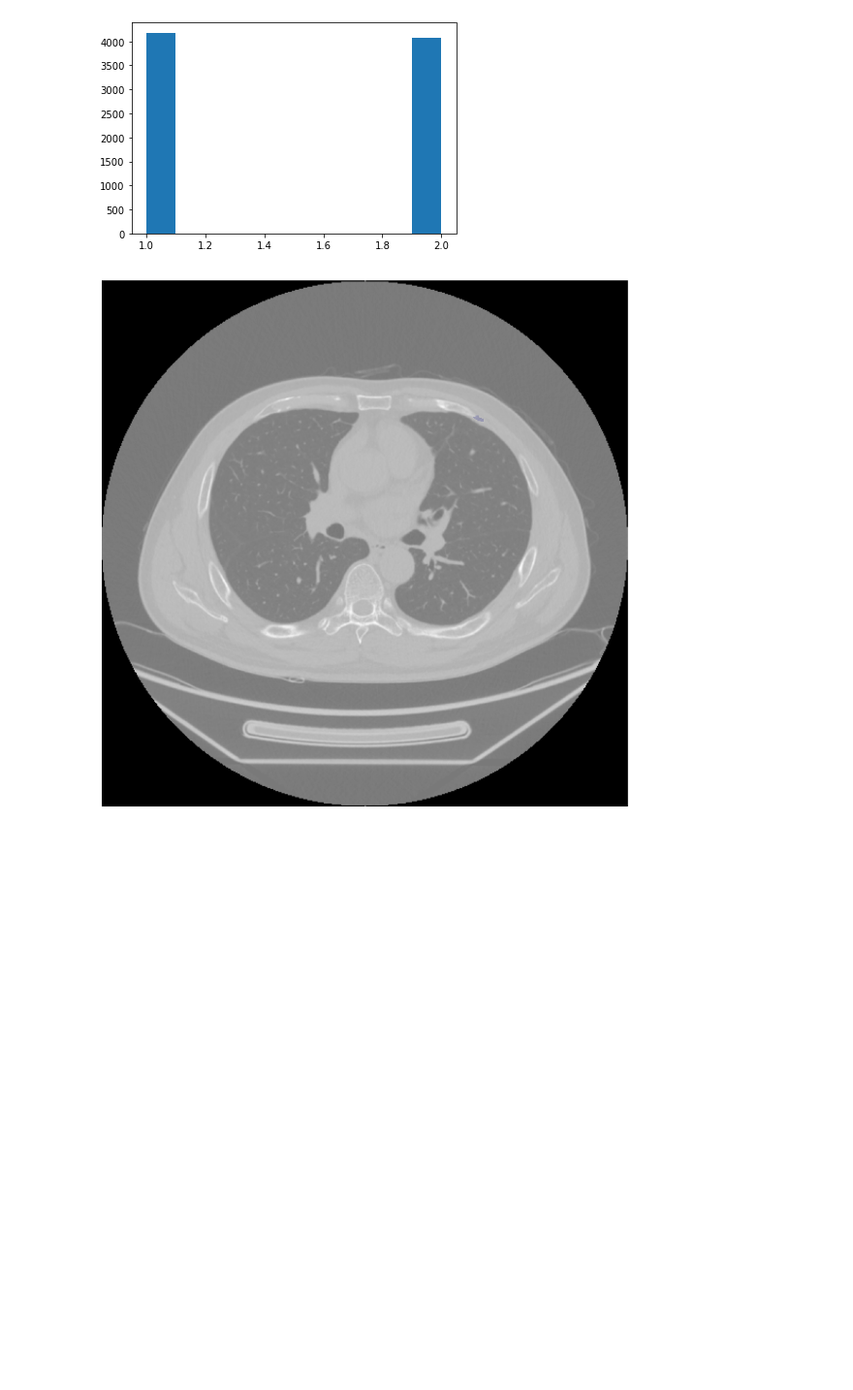
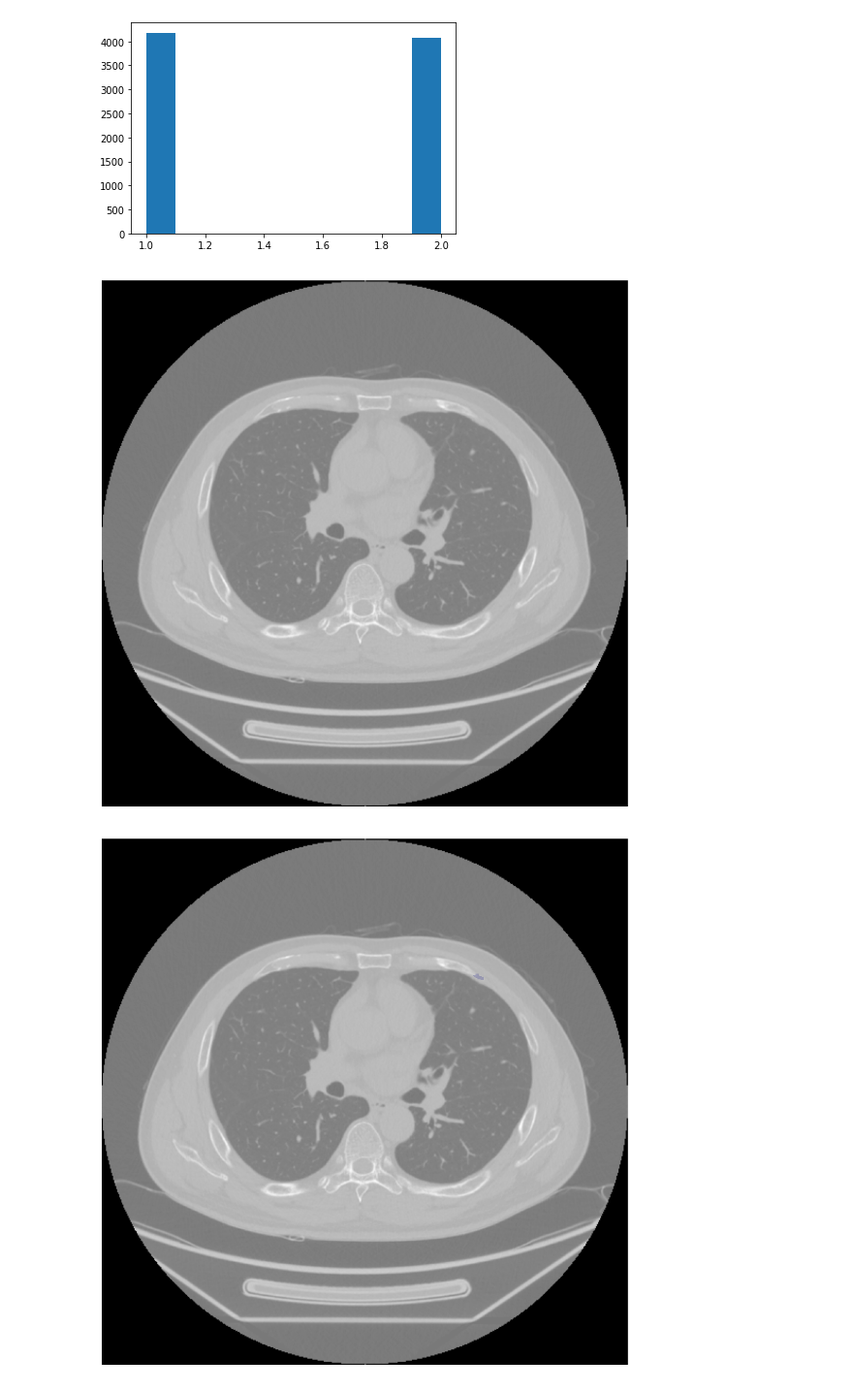
Before and after one commit to snme/fasterrib, a Jupyter notebook: data_exploration/explore_rfc_training.ipynb, the cells around one changed output. Shown at 97% size. Cells and saved outputs as stored; diff of their text form; code cells hidden in the pictures; blank space fills up the shorter version.

```diff
--- a/data_exploration/explore_rfc_training.ipynb
+++ b/data_exploration/explore_rfc_training.ipynb
@@ -38,6 +38,12 @@ def get_nonzero_slices(label_img, train_img):
 label_slices, train_slices = get_nonzero_slices(label_img_data, train_img_data)
 # %%
 # train_slices = exposure.equalize_hist(train_slices)
+# %%
+fig, ax = plt.subplots(figsize = (8,8), dpi=140)
+ax.imshow(train_slices[0], cmap=plt.cm.gray)
+ax.set_axis_off()
+# %% [output]
+[figure, added]
 # %%
 fig, ax = plt.subplots(figsize = (8,8), dpi=140)
 ax.imshow(train_slices[0], cmap=plt.cm.gray)
```
Also changed, not shown: 2 other files.
